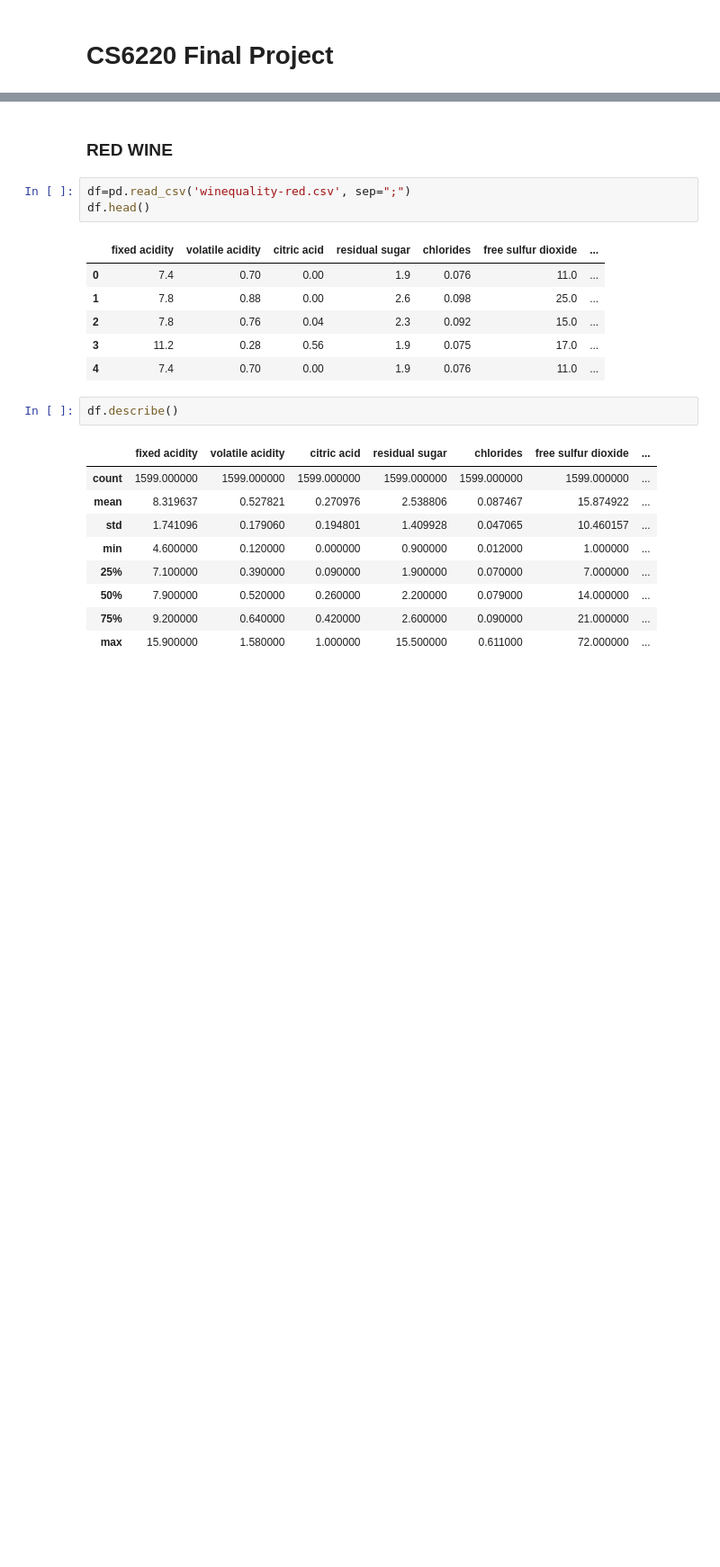
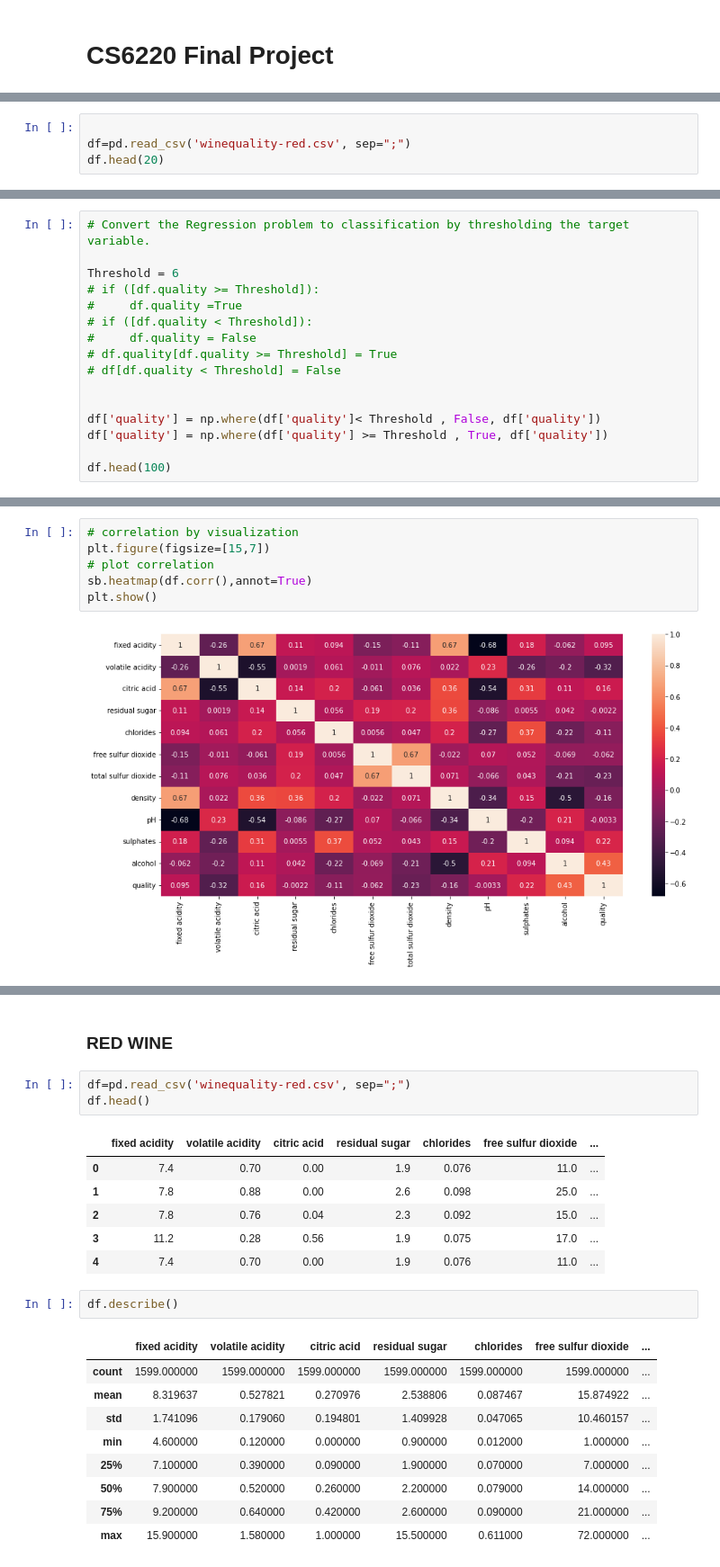
Before and after one commit to aadityasp/Wine-Quality-Prediction, a Jupyter notebook: Final Project.ipynb, the cells around one changed output, grey strips where cells are left out. Shown at 90% size. Saved outputs shown, nothing was run; the diff lists cells and outputs as text; blank space fills up the shorter version.

```diff
--- a/Final Project.ipynb
+++ b/Final Project.ipynb
@@ -20,0 +27,4 @@ warnings.filterwarnings('ignore')
+# %%
+
+df=pd.read_csv('winequality-red.csv', sep=";")
+df.head(20)
@@ -20,0 +61,16 @@ warnings.filterwarnings('ignore')
+# %%
+# Convert the Regression problem to classification by thresholding the target variable.
+
+Threshold = 6
+# if ([df.quality >= Threshold]):
+#     df.quality =True
+# if ([df.quality < Threshold]):
+#     df.quality = False
+# df.quality[df.quality >= Threshold] = True
+# df[df.quality < Threshold] = False
+
+
+df['quality'] = np.where(df['quality']< Threshold , False, df['quality'])
+df['quality'] = np.where(df['quality'] >= Threshold , True, df['quality'])
+
+df.head(100)
@@ -20,0 +107,8 @@ warnings.filterwarnings('ignore')
+# %%
+# correlation by visualization
+plt.figure(figsize=[15,7])
+# plot correlation
+sb.heatmap(df.corr(),annot=True)
+plt.show()
+# %% [output]
+[figure, added]
```
Also changed, not shown: parts of 119 cells of this notebook, 2 other files.
